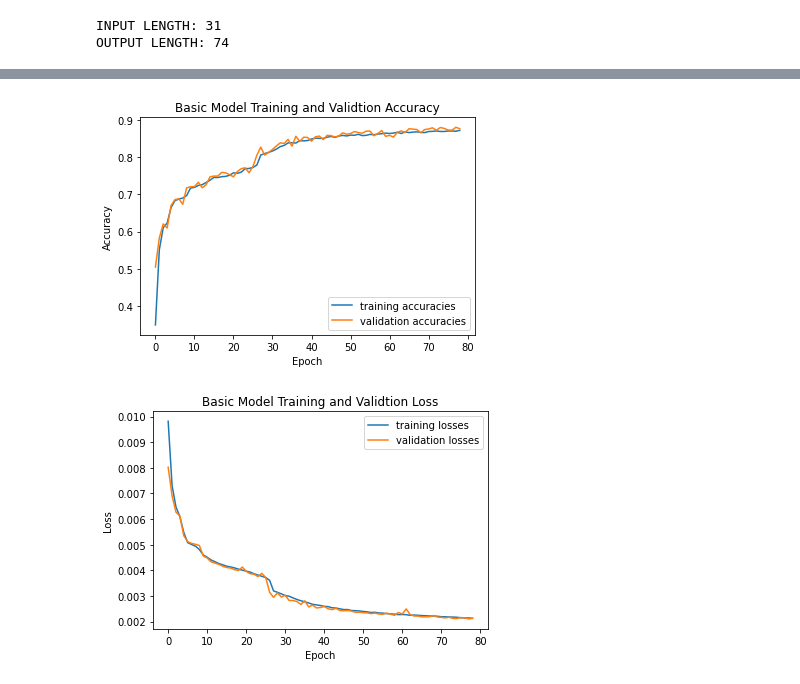
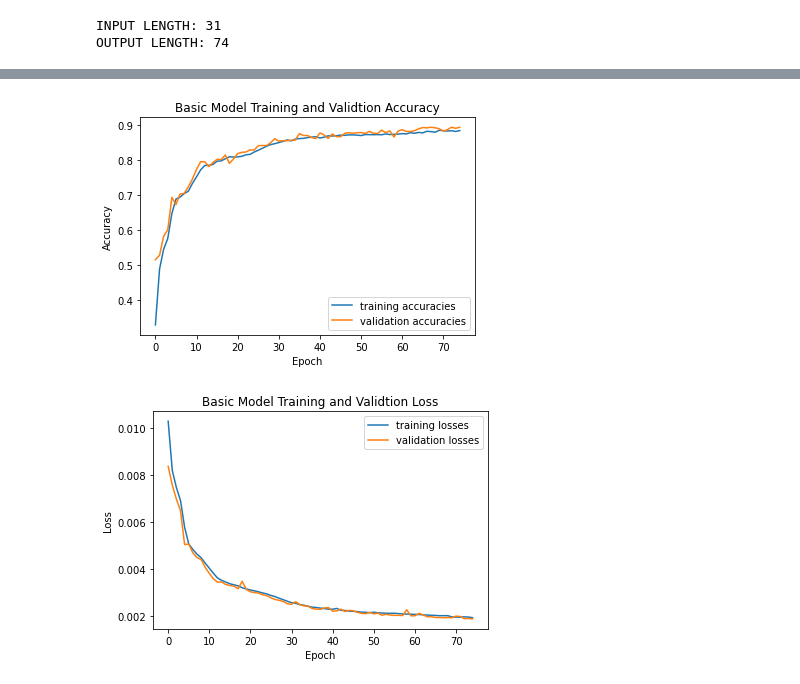
Before and after one commit to gmcpeak/command-autocorrect, a Jupyter notebook: classify-typos.ipynb, the cells around one changed output, grey strips where cells are left out. Saved outputs shown, nothing was run; the diff lists cells and outputs as text; code cells hidden in the pictures.

```diff
--- a/classify-typos.ipynb
+++ b/classify-typos.ipynb
@@ -93,7 +93,7 @@ train_accuracies = []
 val_accuracies = []
 
 # Train the network here
-epochs = 79
+epochs = 75
 
 for e in range(epochs):
     print("In epoch", e)
@@ -104,27 +104,19 @@ for e in range(epochs):
         loss = loss_criterion(outputs, labels) # calculate the loss
 
         # BACK PROPAGATION OF LOSS to generate updated weights
-        optimizer.zero_grad() # pytorch accumulates gradients from previous backwards
-                              # passes by default -- we want to zero them out;
-                              # you can read online why they have this implementation choice
-        loss.backward() # compute gradients by using the predictions' grad_fn
-                        # that was passed to loss_criterion() above -- this is how it
-                        # knows what model parameters need updating eventually
-                        # (this is confusing IMO and not obvious to those used to OOP)
-        optimizer.step() # using gradients just calculated for model parameters,
-                         # update the weights via the optimizer (which was init with those
-                         # model parameters)
+        optimizer.zero_grad()
+        loss.backward()
+        optimizer.step()
 
         running_loss += loss.item()
-
         running_accuracies.append(get_accuracy(outputs, labels))
 
     running_val_loss = 0
     running_val_accuracies = []
-    for val_inputs, val_labels in val_loader: # processing one batch at a time
-        val_outputs = model(val_inputs) # predict labels
+    for val_inputs, val_labels in val_loader:
+        val_outputs = model(val_inputs)
         running_val_accuracies.append(get_accuracy(val_outputs, val_labels))
-        val_loss = loss_criterion(val_outputs, val_labels) # calculate the loss
+        val_loss = loss_criterion(val_outputs, val_labels)
         running_val_loss += val_loss.item()
 
     print(f"\tTraining accuracy: {sum(running_accuracies)/len(running_accuracies)}")
@@ -159,4 +151,5 @@ In epoch 1
 # %%
+plt.figure(1)
 line1, = plt.plot(train_accuracies)
 line1.set_label('training accuracies')
 line2, = plt.plot(val_accuracies)
@@ -165,18 +158,21 @@ plt.legend()
 plt.xlabel('Epoch')
 plt.ylabel('Accuracy')
 plt.title('Basic Model Training and Validtion Accuracy')
+plt.savefig('accuracy.png', format='png')
 plt.show()
 # %% [output]
-[figure, old version]
+[figure, new version]
 # %%
+plt.figure(2)
 line1, = plt.plot(train_losses)
 line1.set_label('training losses')
 line2, = plt.plot(val_losses)
 line2.set_label('validation losses')
 plt.legend()
 plt.xlabel('Epoch')
 plt.ylabel('Loss')
 plt.title('Basic Model Training and Validtion Loss')
+plt.savefig('loss.png', format='png')
 plt.show()
 # %% [output]
-[figure, old version]
+[figure, new version]
```
Also changed, not shown: parts of 1 cell of this notebook.
